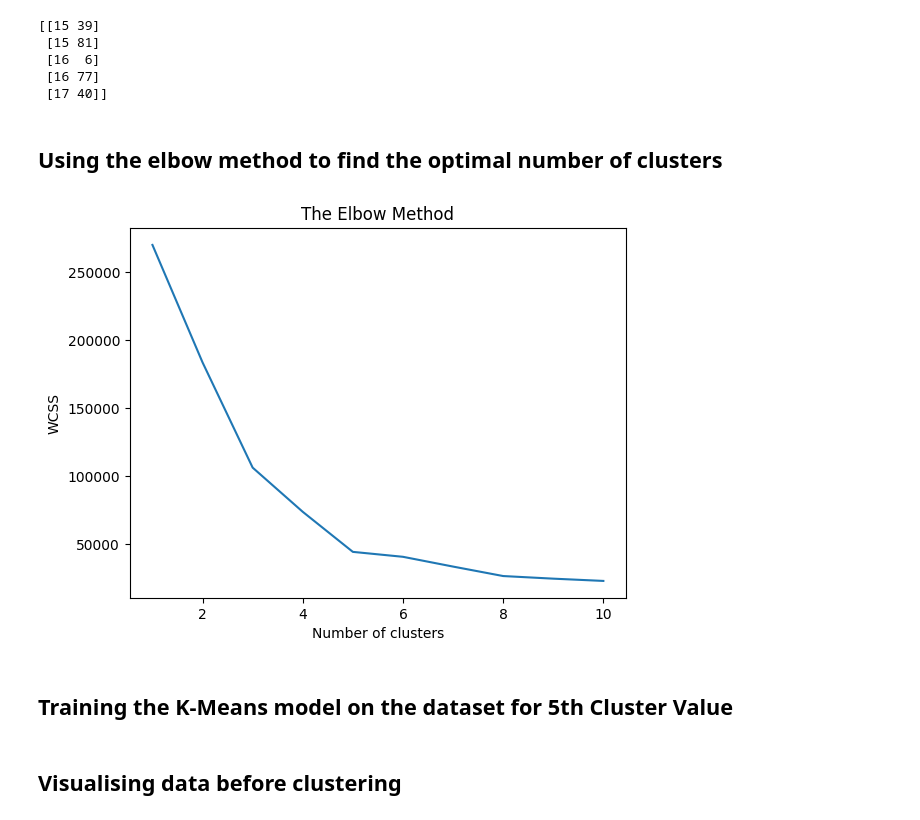
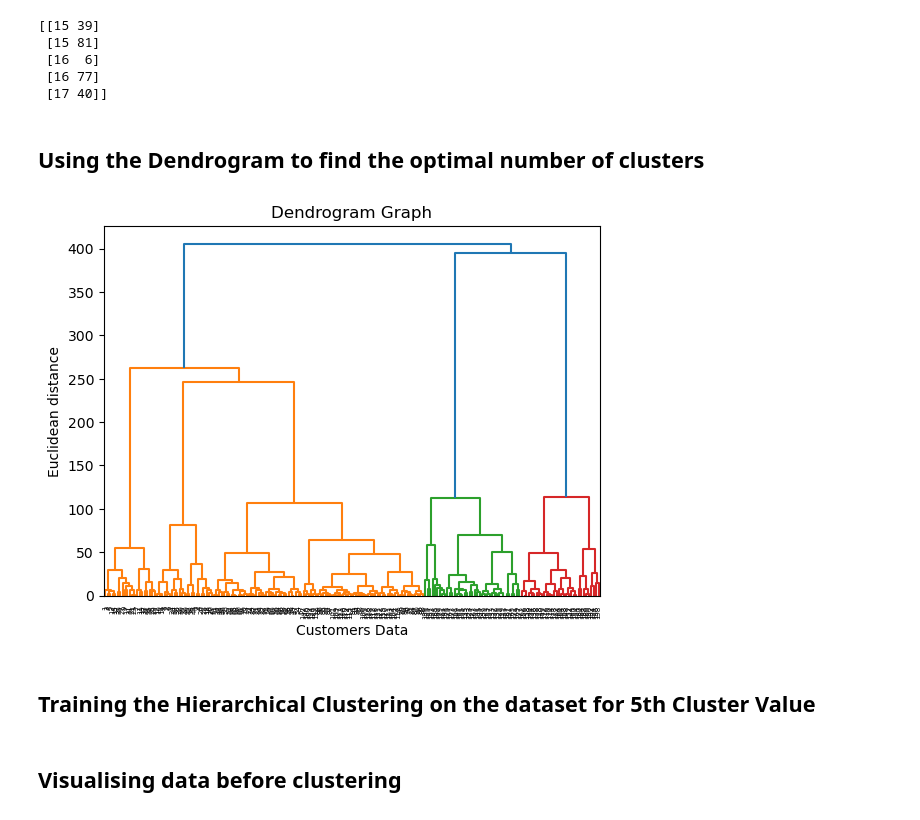
Before and after one commit to Amaan9136/machine_learning, a Jupyter notebook: algorithms/3 clustering-alg/2 hierarchical-clustering.ipynb, the cells around one changed output. Cells and saved outputs as stored; diff of their text form; code cells hidden in the pictures.

```diff
--- a/algorithms/3 clustering-alg/2 hierarchical-clustering.ipynb
+++ b/algorithms/3 clustering-alg/2 hierarchical-clustering.ipynb
@@ -38,25 +35,18 @@ print(X[0:5])
  [16 77]
  [17 40]]
 # %% [markdown]
-## Using the elbow method to find the optimal number of clusters
+## Using the Dendrogram to find the optimal number of clusters
-# %%
-from sklearn.cluster import KMeans
-
-wcss = []
-
-# find the best in 10 clusters
-for i in range(1,11):
-  model = KMeans(init='k-means++', n_clusters=i, random_state=42 )
-  model.fit(X)
-  wcss.append(model.inertia_)
-
-# plot for the (1 to 10) cluster numbers V/S wcss values
-plt.plot(range(1, 11), wcss)
-plt.title('The Elbow Method')
-plt.xlabel('Number of clusters')
-plt.ylabel('WCSS')
-plt.show()
-# %% [output]
-[figure, removed]
+# %%
+import scipy.cluster.hierarchy as sch
+
+# create dendrogram
+sch.dendrogram(sch.linkage(X, method='ward'))
+
+plt.title('Dendrogram Graph')
+plt.xlabel('Customers Data')
+plt.ylabel('Euclidean distance')
+plt.show()
+# %% [output]
+[figure, added]
 # %% [markdown]
-## Training the K-Means model on the dataset for 5th Cluster Value
+## Training the Hierarchical Clustering on the dataset for 5th Cluster Value
```
Also changed, not shown: parts of 7 cells of this notebook, 3 other files.
